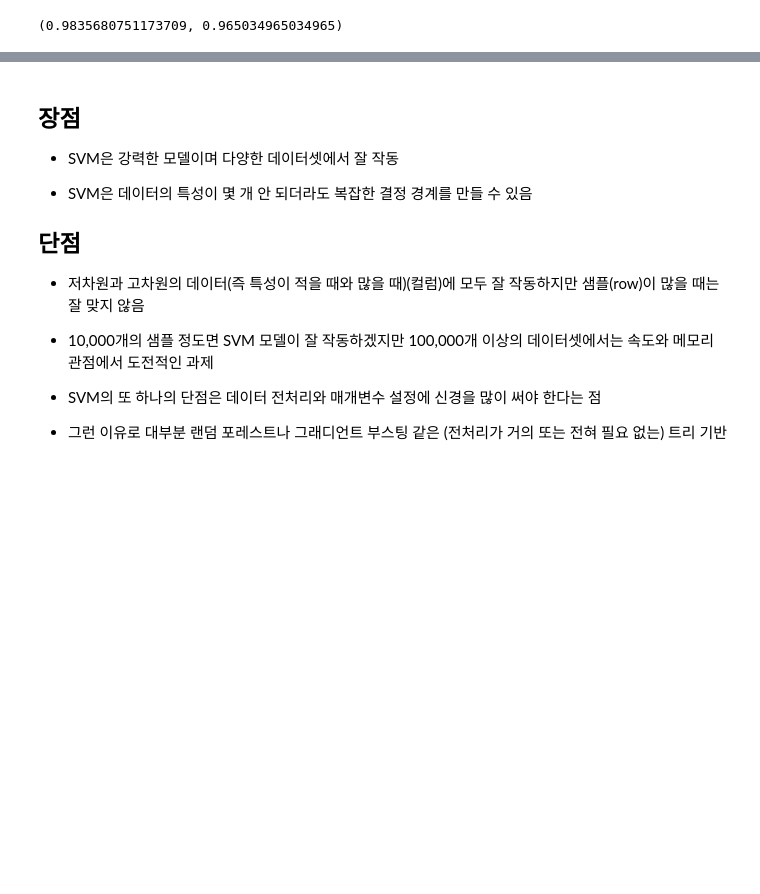
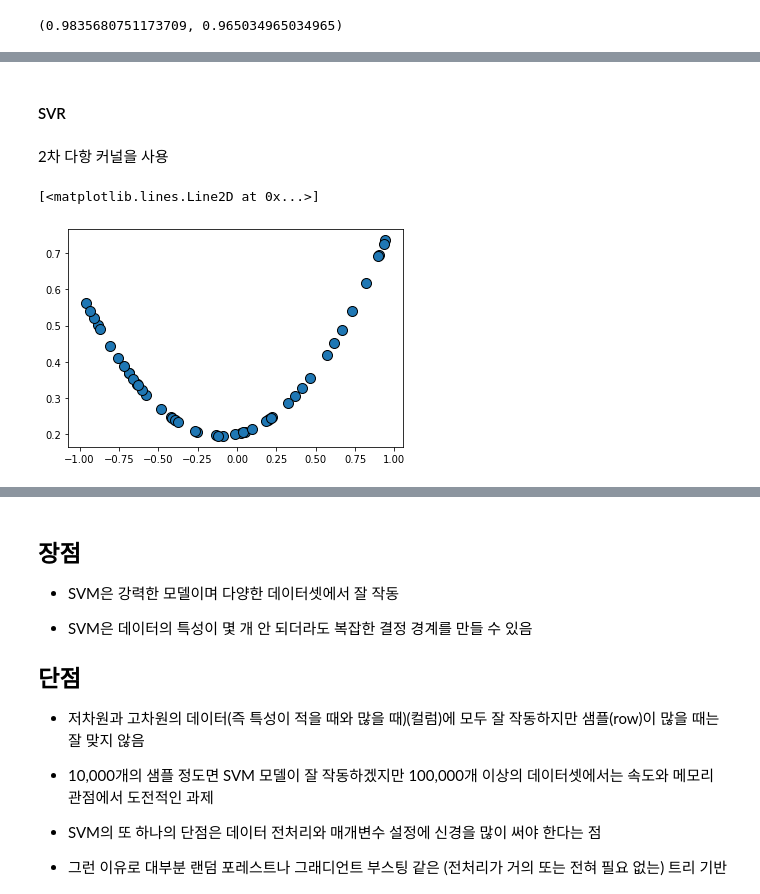
Before and after one commit to hwayoung306/AI, a Jupyter notebook: 20220427_ml_03_지도학습_SVM.ipynb, the cells around one changed output, grey strips where cells are left out. Saved outputs shown, nothing was run; the diff lists cells and outputs as text; code cells hidden in the pictures; blank space fills up the shorter version.

```diff
--- a/20220427_ml_03_지도학습_SVM.ipynb
+++ b/20220427_ml_03_지도학습_SVM.ipynb
@@ -444,0 +567,14 @@ model.score(X_train_scaled, y_train), model.score(X_test_scaled, y_test)
+# %% [markdown]
+#### SVR
+# %% [markdown]
+2차 다항 커널을 사용
+# %%
+np.random.seed(42)
+m = 50
+X = 2 * np.random.rand(m, 1) - 1
+y = (0.5 * X**2 + 0.1 * X + 0.2).ravel()
+X.shape, y.shape
+mglearn.discrete_scatter(X, y)
+# %% [output]
+[<matplotlib.lines.Line2D at 0x...>]
+[figure, added]
```
Also changed, not shown: parts of 18 cells of this notebook.
